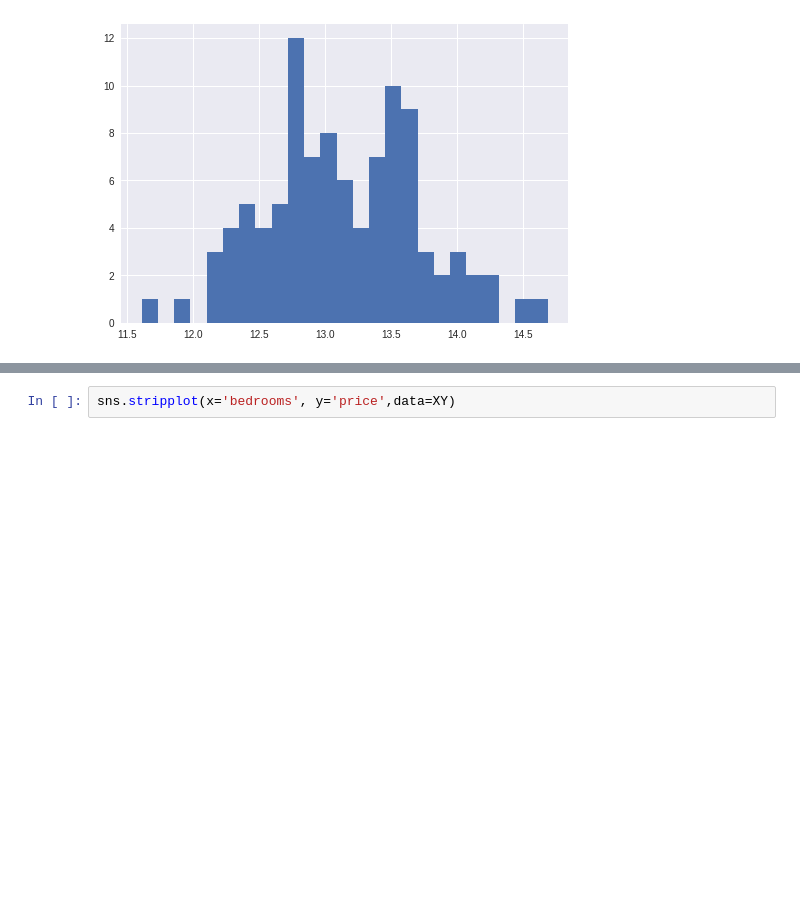
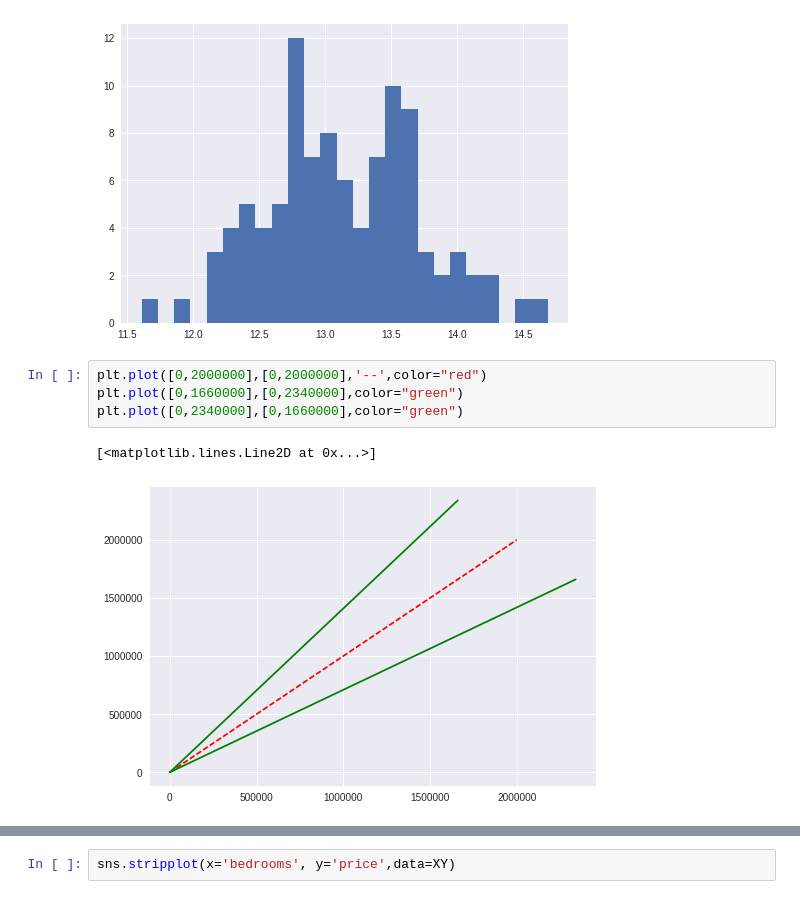
Before and after one commit to solidarite/friend, a Jupyter notebook: README.ipynb, the cells around one changed output, grey strips where cells are left out. Saved outputs shown, nothing was run; the diff lists cells and outputs as text; blank space fills up the shorter version.

```diff
--- a/README.ipynb
+++ b/README.ipynb
@@ -184,3 +184,10 @@ plt.hist(np.log(XY.price), bins = 25)
          14.56165072,  14.68470968]),
  <a list of 25 Patch objects>)
 [figure]
+# %%
+plt.plot([0,2000000],[0,2000000],'--',color="red")
+plt.plot([0,1660000],[0,2340000],color="green")
+plt.plot([0,2340000],[0,1660000],color="green")
+# %% [output]
+[<matplotlib.lines.Line2D at 0x...>]
+[figure, added]
```
Also changed, not shown: parts of 11 cells of this notebook.
